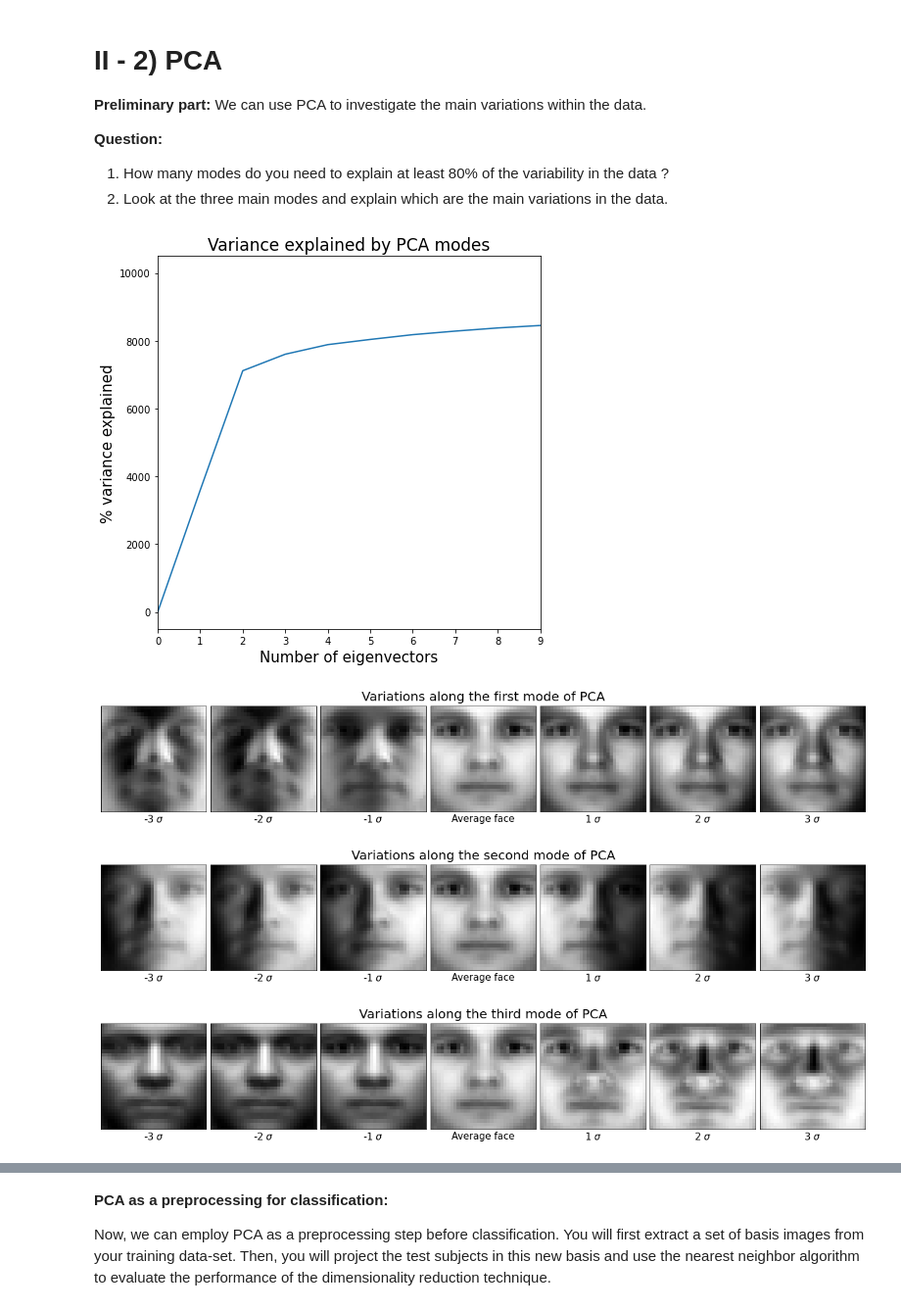
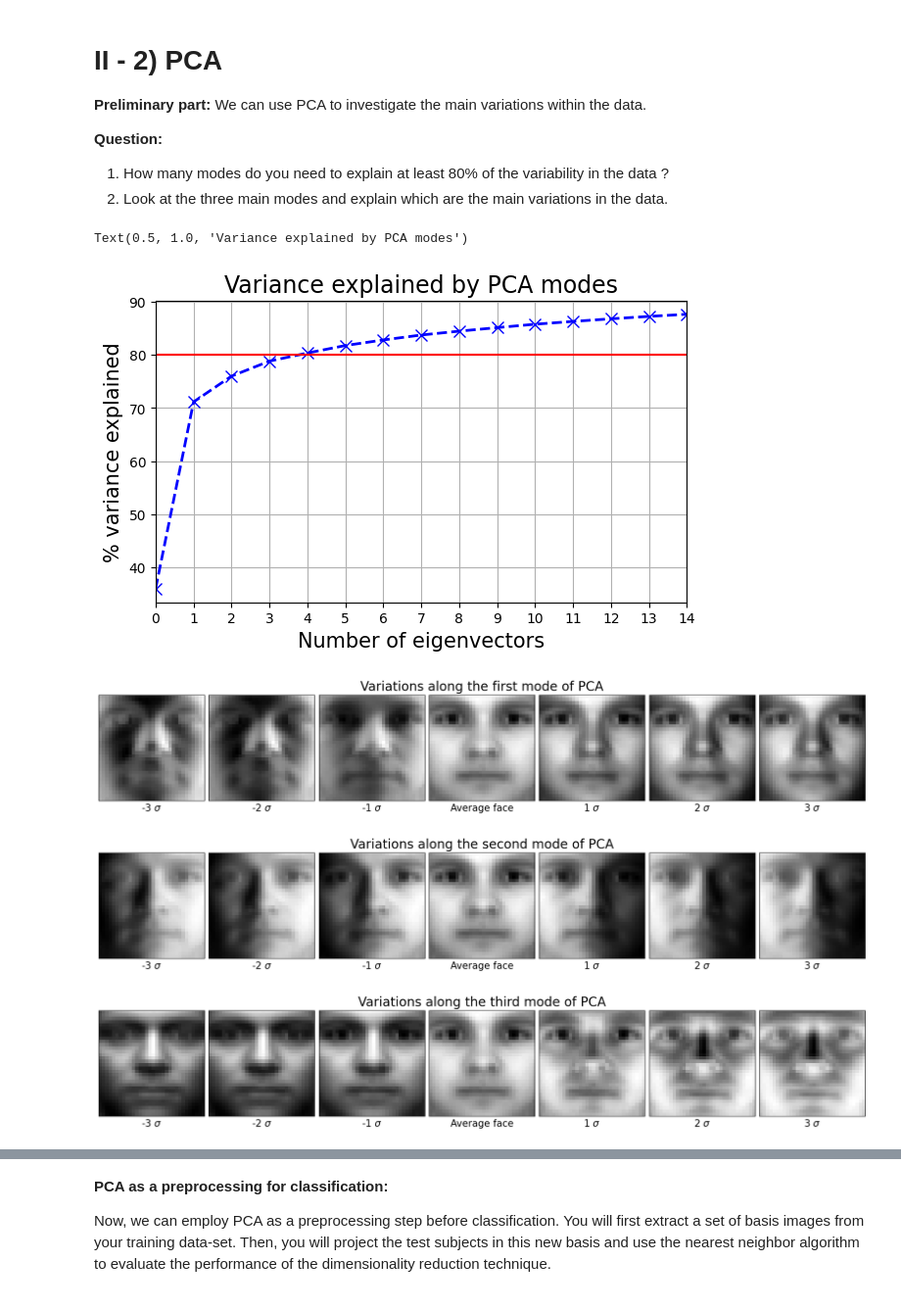
Before and after one commit to dftorresro/IMA205---TP1-Unsupervised-Learning, a Jupyter notebook: 2022_TP_Unsupervised_1_PCA-ICA.ipynb, the cells around one changed output, grey strips where cells are left out. Shown at 98% size. Cells and saved outputs as stored; diff of their text form; code cells hidden in the pictures.

```diff
--- a/2022_TP_Unsupervised_1_PCA-ICA.ipynb
+++ b/2022_TP_Unsupervised_1_PCA-ICA.ipynb
@@ -692,25 +723,27 @@ Percentage of correct answer using the pixel intensities is  0.7412008281573499
+# %%
+# Variance explained by each eigenvector
+fig = plt.figure(figsize=(7, 4))
+ax = plt.subplot(111)
+ax.set_xlim(0, 9)
+dim = np.arange(0, 15, 1)
+
+plt.plot(dim, var_explained_pca[:15]*100,'bx--', linewidth=2, markersize=8)
+plt.axhline(y=80, color='r', linestyle='-', label='95%')
+plt.xticks(dim)
+plt.grid()
+plt.xlabel('Number of eigenvectors',fontsize=15)
+plt.ylabel('% variance explained',fontsize=15)
+plt.title('Variance explained by PCA modes',fontsize=17)
+# %% [output]
+Text(0.5, 1.0, 'Variance explained by PCA modes')
+[figure, added]
 # %%
-# Linear interpolation along the first two modes
-Xm=data.mean(axis=0) # average face
-YpcaTrain,UpcaTrain,DpcaTrain,var_explained_pca=pcaLecture(data)
-indices=np.linspace(-3, 3, num=7, dtype=np.int16) # Interpolation indices
+## First mode
+fig = plt.figure(figsize=(17, 3))
+plt.suptitle('Variations along the first mode of PCA', size=20)
 
-# Variance explained by each eigenvector
-fig=plt.figure(figsize=(7, 7))
-ax=plt.subplot(111)
-ax.set_xlim(0, 9)
-dim=np.arange(0,10,1)
-plt.plot(XXXXXXXXXXXX)
-plt.xticks(dim)
-plt.xlabel('Number of eigenvectors',fontsize=15)
-plt.ylabel('% variance explained',fontsize=15)
-plt.title('Variance explained by PCA modes',fontsize=17)
-
-## First mode
-fig=plt.figure(figsize=(17, 3))
-plt.suptitle('Variations along the first mode of PCA', size=20)
 for i, index in enumerate(indices):
-  image = XXXXXXXXXXXX
+  image = Xm + index * np.sqrt(DpcaTrain[0]) * UpcaTrain[:,0]
   fig.add_subplot(1, len(indices), i+1)
   plt.imshow(np.resize(image,(r,c)).T,origin='upper',cmap='gray')
   if index != 0:
@@ -723,36 +756,35 @@ for i, index in enumerate(indices):
 
 
 ## Second mode
 fig=plt.figure(figsize=(17, 3))
 plt.suptitle('Variations along the second mode of PCA', size=20)
 for i, index in enumerate(indices):
-  image = XXXXXXXXXXXX
+  image = Xm + index * np.sqrt(DpcaTrain[1]) * UpcaTrain[:,1]
   fig.add_subplot(1, len(indices), i+1)
   plt.imshow(np.resize(image,(r,c)).T,origin='upper',cmap='gray')
   if index != 0:
     plt.xlabel(r'%i $\sigma$' %index, fontsize=15)
   else:
     plt.xlabel('Average face', fontsize=15)
   plt.xticks(())
   plt.yticks(())
   plt.subplots_adjust(left=0.01, bottom=0.05, right=0.99, top=0.93, wspace=0.04, hspace=0.0)
 
 ## Third mode
 fig=plt.figure(figsize=(17, 3))
 plt.suptitle('Variations along the third mode of PCA', size=20)
 for i, index in enumerate(indices):
-  image = XXXXXXXXXXXX
+  image = Xm + index * np.sqrt(DpcaTrain[2]) * UpcaTrain[:,2]
   fig.add_subplot(1, len(indices), i+1)
   plt.imshow(np.resize(image,(r,c)).T,origin='upper',cmap='gray')
   if index != 0:
     plt.xlabel(r'%i $\sigma$' %index, fontsize=15)
   else:
     plt.xlabel('Average face', fontsize=15)
   plt.xticks(())
   plt.yticks(())
   plt.subplots_adjust(left=0.01, bottom=0.05, right=0.99, top=0.93, wspace=0.04, hspace=0.0)
 # %% [output]
-[figure, old version]
+[figure, new version]
-[figure, old version]
+[figure, new version]
-[figure, old version]
+[figure, new version]
-[figure, removed]
```
Also changed, not shown: parts of 23 cells of this notebook.
